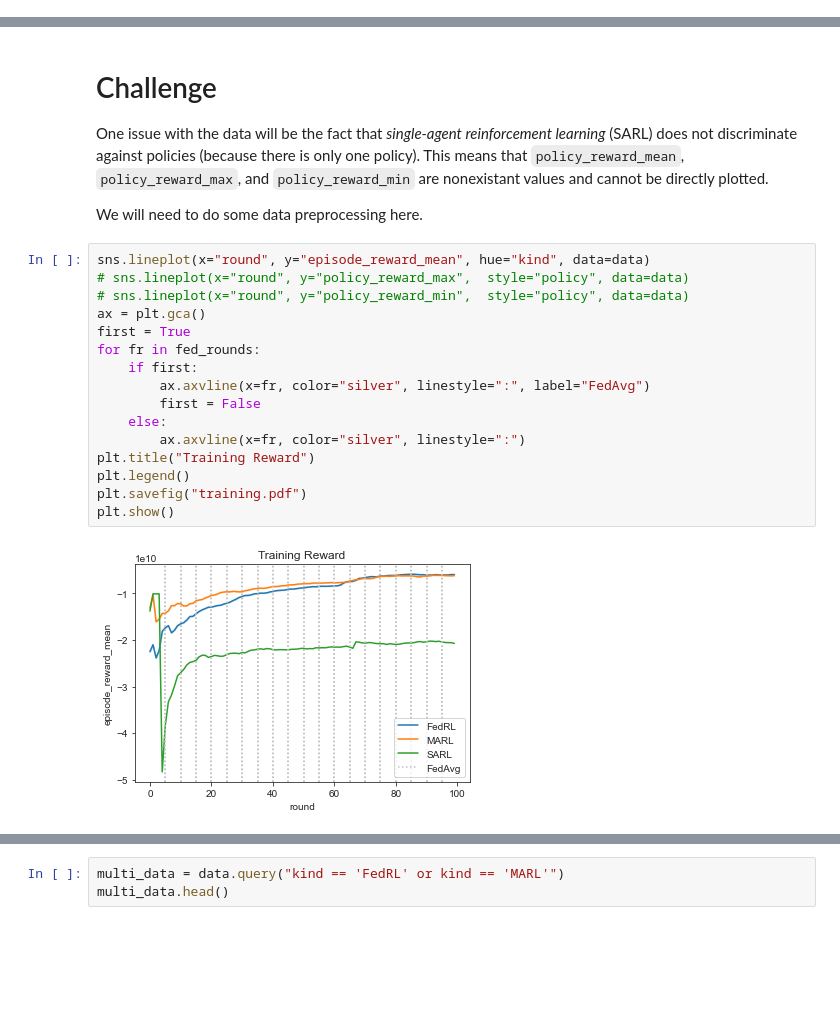
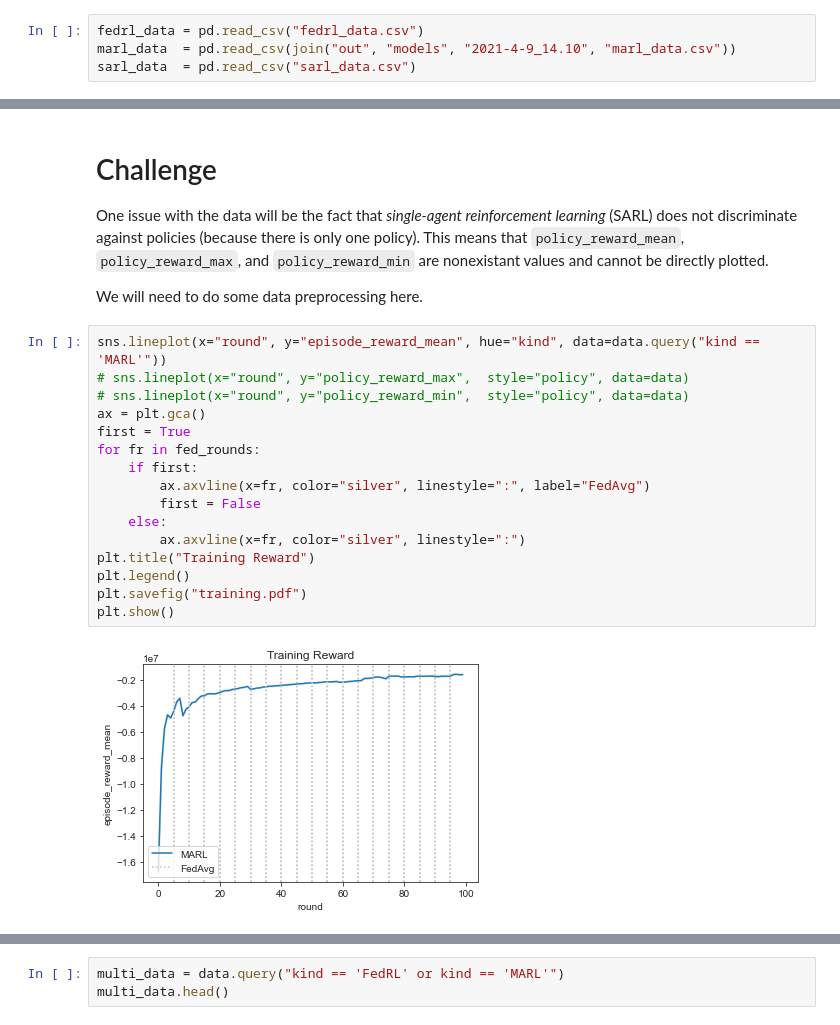
Before and after one commit to nathaniel-hudson/SUMO-FedRL, a Jupyter notebook: Plotter.ipynb, the cells around one changed output, grey strips where cells are left out. Saved outputs shown, nothing was run; the diff lists cells and outputs as text; blank space fills up the shorter version.

```diff
--- a/Plotter.ipynb
+++ b/Plotter.ipynb
@@ -6,4 +8,8 @@ import pandas as pd
 sns.set_style("ticks")
+# %%
+fedrl_data = pd.read_csv("fedrl_data.csv")
+marl_data  = pd.read_csv(join("out", "models", "2021-4-9_14.10", "marl_data.csv"))
+sarl_data  = pd.read_csv("sarl_data.csv")
 # %%
 fedrl_data["kind"] = ["FedRL" for i in range(len(fedrl_data))]
 marl_data["kind"] = ["MARL" for i in range(len(marl_data))]
@@ -49,23 +55,23 @@ One issue with the data will be the fact that *single-agent reinforcement learni
 
 We will need to do some data preprocessing here.
 # %%
-sns.lineplot(x="round", y="episode_reward_mean", hue="kind", data=data)
+sns.lineplot(x="round", y="episode_reward_mean", hue="kind", data=data.query("kind == 'MARL'"))
 # sns.lineplot(x="round", y="policy_reward_max",  style="policy", data=data)
 # sns.lineplot(x="round", y="policy_reward_min",  style="policy", data=data)
 ax = plt.gca()
 first = True
 for fr in fed_rounds:
     if first:
         ax.axvline(x=fr, color="silver", linestyle=":", label="FedAvg")
         first = False
     else:
         ax.axvline(x=fr, color="silver", linestyle=":")
 plt.title("Training Reward")
 plt.legend()
 plt.savefig("training.pdf")
 plt.show()
 # %% [output]
-[figure, old version]
+[figure, new version]
 # %%
 sns.boxenplot(data=data, hue="kind", y="kind", x="episode_len_mean")
 plt.legend().remove()
```
Also changed, not shown: parts of 3 cells of this notebook, 7 other files.
